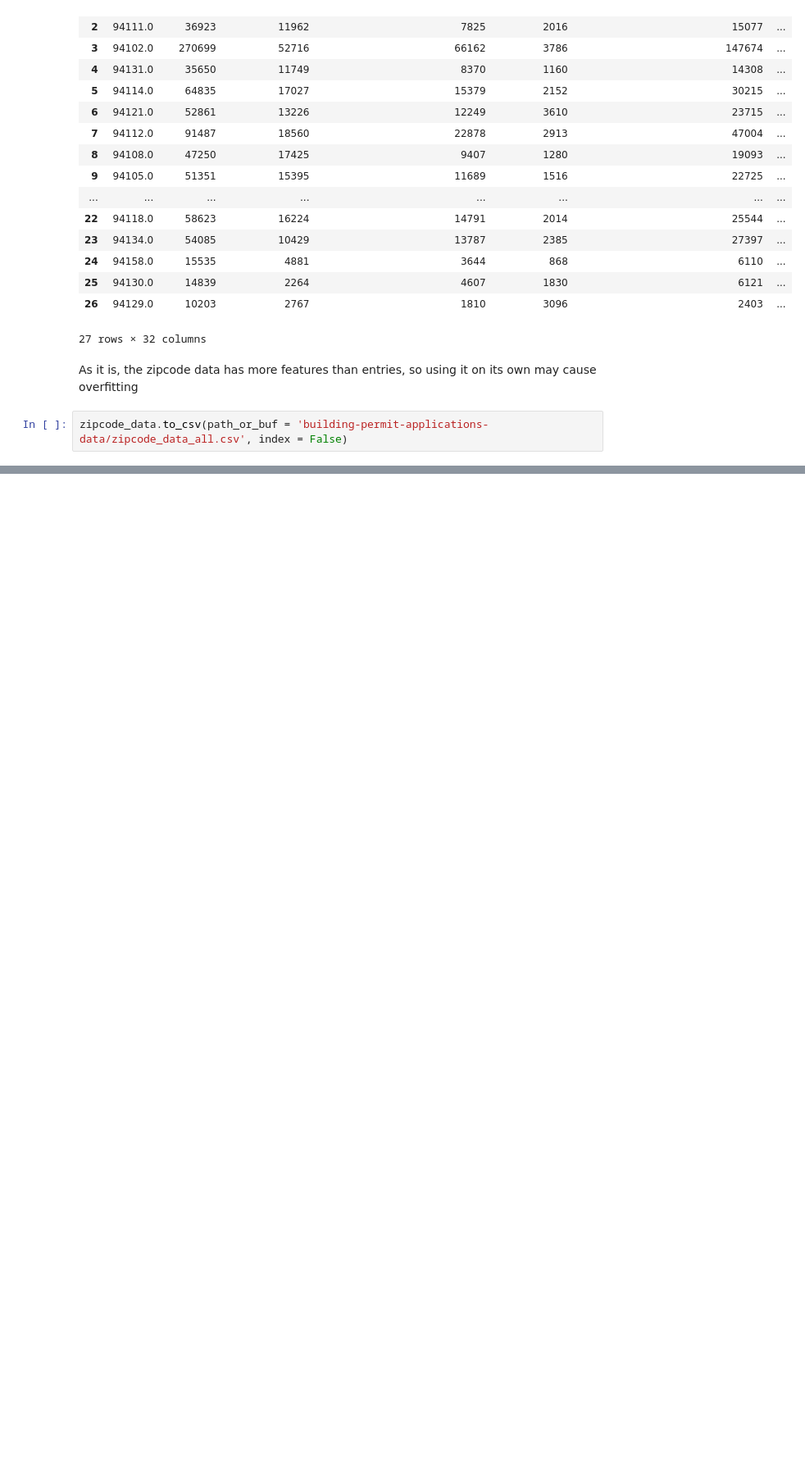
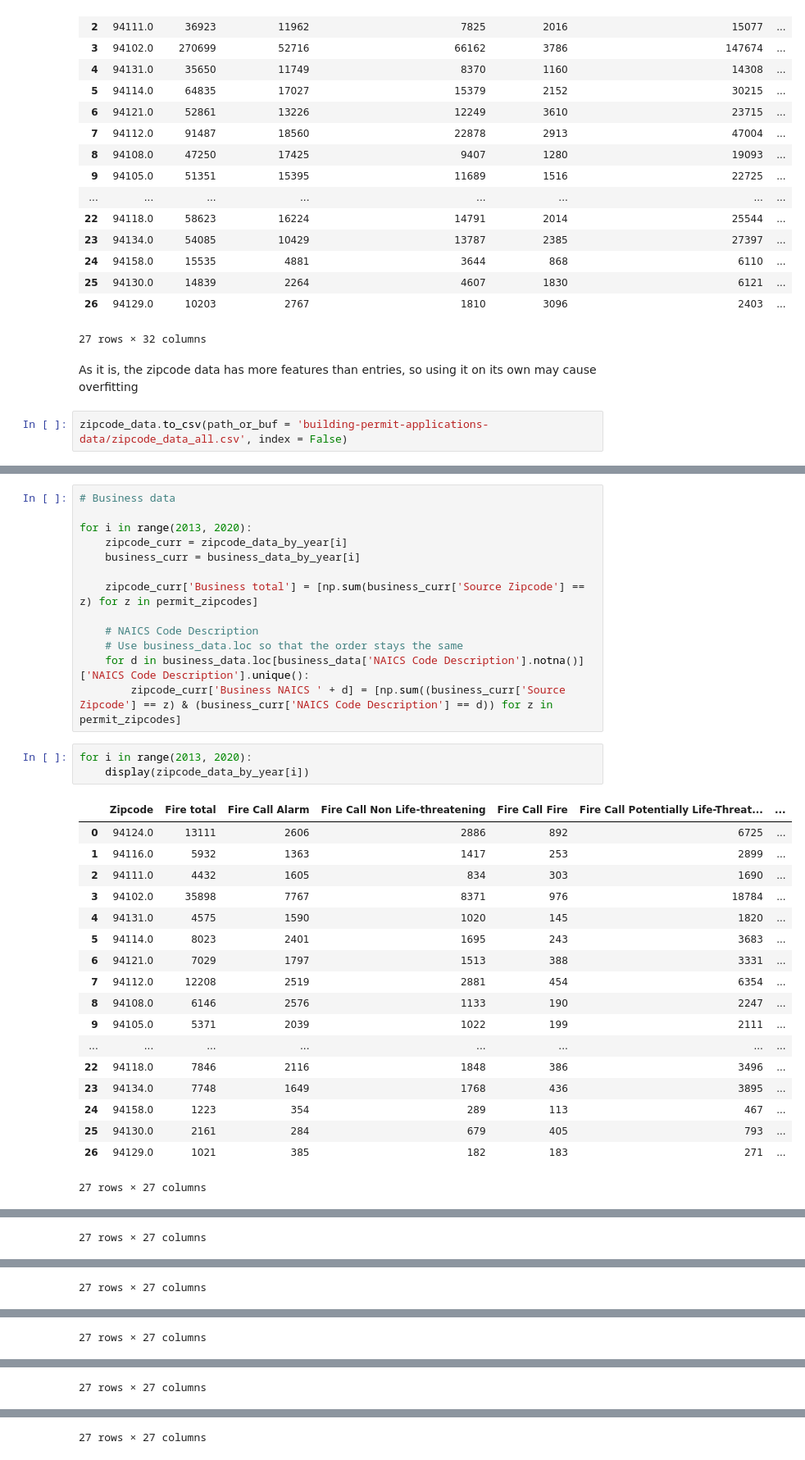
Before and after one commit to kddubey/ORIE4741Project, a Jupyter notebook: 6 - Location data.ipynb, the cells around one changed output, grey strips where cells are left out. Shown at 82% size. Drawn from its saved outputs; the diff is of its cells as text; blank space fills up the shorter version.

```diff
--- a/6 - Location data.ipynb
+++ b/6 - Location data.ipynb
@@ -531,0 +826,35 @@ zipcode_data.to_csv(path_or_buf = 'building-permit-applications-data/zipcode_dat
+# %%
+# Business data
+
+for i in range(2013, 2020):
+    zipcode_curr = zipcode_data_by_year[i]
+    business_curr = business_data_by_year[i]
+
+    zipcode_curr['Business total'] = [np.sum(business_curr['Source Zipcode'] == z) for z in permit_zipcodes]
+
+    # NAICS Code Description
+    # Use business_data.loc so that the order stays the same
+    for d in business_data.loc[business_data['NAICS Code Description'].notna()]['NAICS Code Description'].unique():
+        zipcode_curr['Business NAICS ' + d] = [np.sum((business_curr['Source Zipcode'] == z) & (business_curr['NAICS Code Description'] == d)) for z in permit_zipcodes]
+# %%
+for i in range(2013, 2020):
+    display(zipcode_data_by_year[i])
+# %% [output]
+|  | Zipcode | Fire total | Fire Call Alarm | Fire Call Non Life-threatening | Fire Call Fire | Fire Call Potentially Life-Threat... | ... |
+| 0 | 94124.0 | 13111 | 2606 | 2886 | 892 | 6725 | ... |
+| 1 | 94116.0 | 5932 | 1363 | 1417 | 253 | 2899 | ... |
+| 2 | 94111.0 | 4432 | 1605 | 834 | 303 | 1690 | ... |
+| 3 | 94102.0 | 35898 | 7767 | 8371 | 976 | 18784 | ... |
+| 4 | 94131.0 | 4575 | 1590 | 1020 | 145 | 1820 | ... |
+| 5 | 94114.0 | 8023 | 2401 | 1695 | 243 | 3683 | ... |
+| 6 | 94121.0 | 7029 | 1797 | 1513 | 388 | 3331 | ... |
+| 7 | 94112.0 | 12208 | 2519 | 2881 | 454 | 6354 | ... |
+| 8 | 94108.0 | 6146 | 2576 | 1133 | 190 | 2247 | ... |
+| 9 | 94105.0 | 5371 | 2039 | 1022 | 199 | 2111 | ... |
+| ... | ... | ... | ... | ... | ... | ... | ... |
+| 22 | 94118.0 | 7846 | 2116 | 1848 | 386 | 3496 | ... |
+| 23 | 94134.0 | 7748 | 1649 | 1768 | 436 | 3895 | ... |
+| 24 | 94158.0 | 1223 | 354 | 289 | 113 | 467 | ... |
+| 25 | 94130.0 | 2161 | 284 | 679 | 405 | 793 | ... |
+| 26 | 94129.0 | 1021 | 385 | 182 | 183 | 271 | ... |
+27 rows × 27 columns
@@ -531,0 +878 @@ zipcode_data.to_csv(path_or_buf = 'building-permit-applications-data/zipcode_dat
+27 rows × 27 columns
@@ -531,0 +896 @@ zipcode_data.to_csv(path_or_buf = 'building-permit-applications-data/zipcode_dat
+27 rows × 27 columns
@@ -531,0 +914 @@ zipcode_data.to_csv(path_or_buf = 'building-permit-applications-data/zipcode_dat
+27 rows × 27 columns
@@ -531,0 +932 @@ zipcode_data.to_csv(path_or_buf = 'building-permit-applications-data/zipcode_dat
+27 rows × 27 columns
@@ -531,0 +950 @@ zipcode_data.to_csv(path_or_buf = 'building-permit-applications-data/zipcode_dat
+27 rows × 27 columns
```
Also changed, not shown: parts of 25 cells of this notebook, 7 other files.
